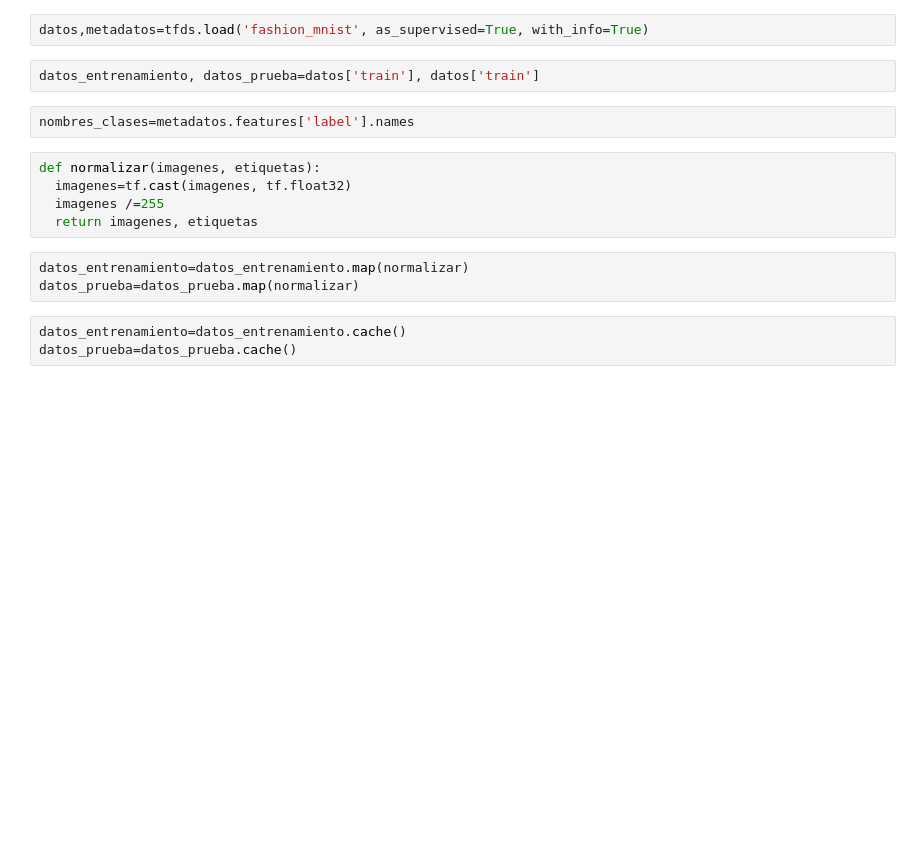
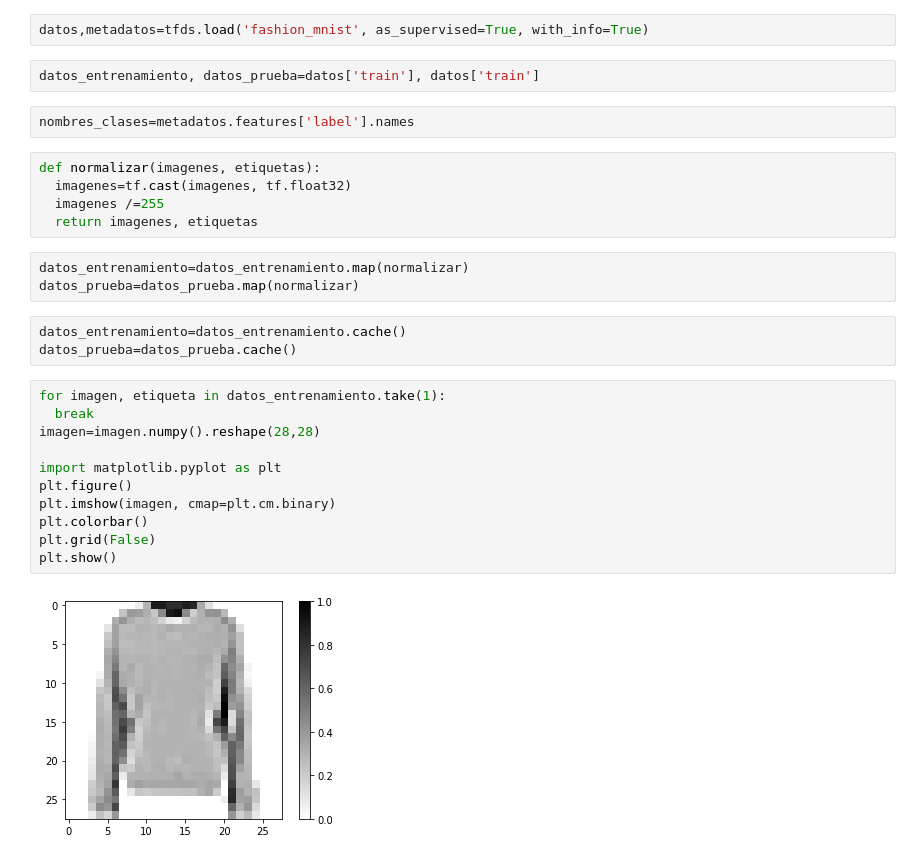
Before and after one commit to yosbel-penate/AppEFThreading, a Jupyter notebook: Clasificador_imagenes_ropa_RNN.ipynb, the cells around one changed output. Cells and saved outputs as stored; diff of their text form; blank space fills up the shorter version.

```diff
--- a/Clasificador_imagenes_ropa_RNN.ipynb
+++ b/Clasificador_imagenes_ropa_RNN.ipynb
@@ -20,3 +20,16 @@ datos_prueba=datos_prueba.map(normalizar)
 # %%
 datos_entrenamiento=datos_entrenamiento.cache()
 datos_prueba=datos_prueba.cache()
+# %%
+for imagen, etiqueta in datos_entrenamiento.take(1):
+  break
+imagen=imagen.numpy().reshape(28,28)
+
+import matplotlib.pyplot as plt
+plt.figure()
+plt.imshow(imagen, cmap=plt.cm.binary)
+plt.colorbar()
+plt.grid(False)
+plt.show()
+# %% [output]
+[figure, added]
```
Also changed, not shown: parts of 1 cell of this notebook.
